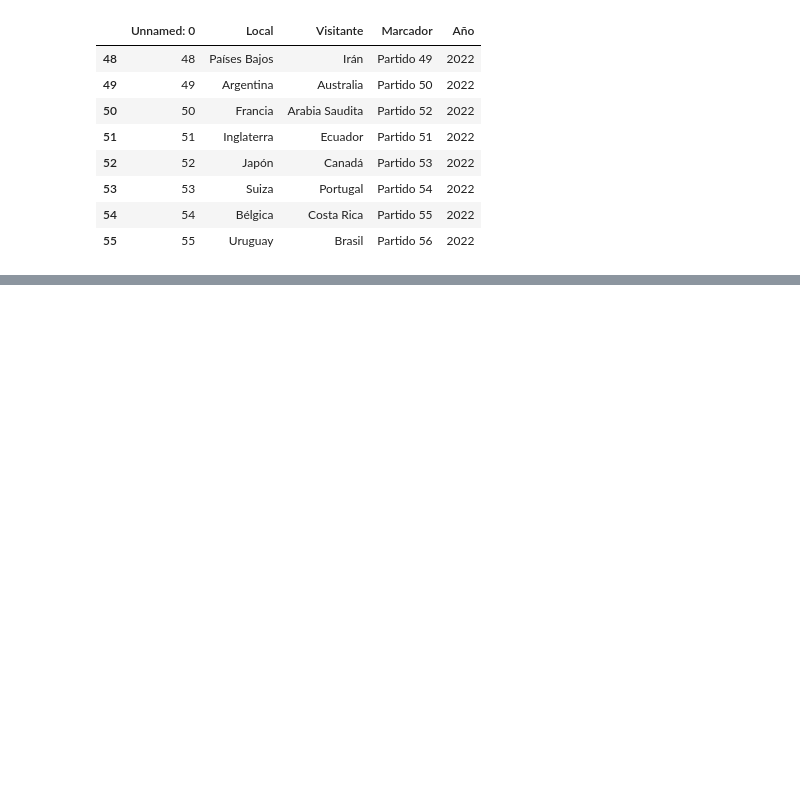
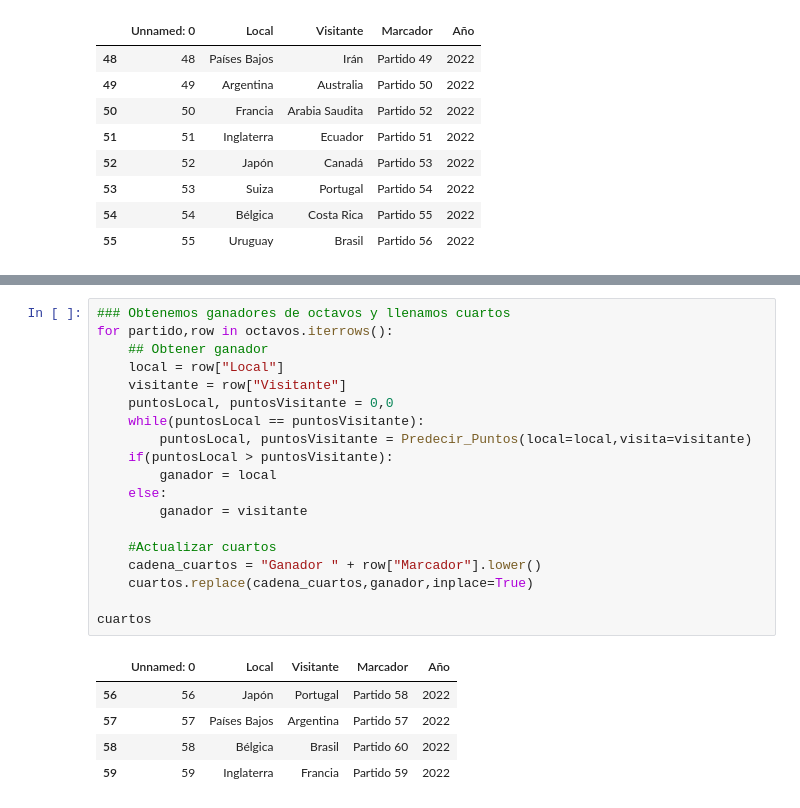
Before and after one commit to AntoMB3/FIFA-WorldCup-Analyst, a Jupyter notebook: ModeloDePrediccion.ipynb, the cells around one changed output, grey strips where cells are left out. Drawn from its saved outputs; the diff is of its cells as text; blank space fills up the shorter version.

```diff
--- a/ModeloDePrediccion.ipynb
+++ b/ModeloDePrediccion.ipynb
@@ -293,0 +302,25 @@ octavos
+# %%
+### Obtenemos ganadores de octavos y llenamos cuartos
+for partido,row in octavos.iterrows():
+    ## Obtener ganador
+    local = row["Local"]
+    visitante = row["Visitante"]
+    puntosLocal, puntosVisitante = 0,0
+    while(puntosLocal == puntosVisitante):
+        puntosLocal, puntosVisitante = Predecir_Puntos(local=local,visita=visitante)
+    if(puntosLocal > puntosVisitante):
+        ganador = local
+    else:
+        ganador = visitante
+
+    #Actualizar cuartos
+    cadena_cuartos = "Ganador " + row["Marcador"].lower()
+    cuartos.replace(cadena_cuartos,ganador,inplace=True)
+
+cuartos
+# %% [output]
+|  | Unnamed: 0 | Local | Visitante | Marcador | Año |
+| 56 | 56 | Japón | Portugal | Partido 58 | 2022 |
+| 57 | 57 | Países Bajos | Argentina | Partido 57 | 2022 |
+| 58 | 58 | Bélgica | Brasil | Partido 60 | 2022 |
+| 59 | 59 | Inglaterra | Francia | Partido 59 | 2022 |
```
Also changed, not shown: parts of 5 cells of this notebook, 3 other files.
